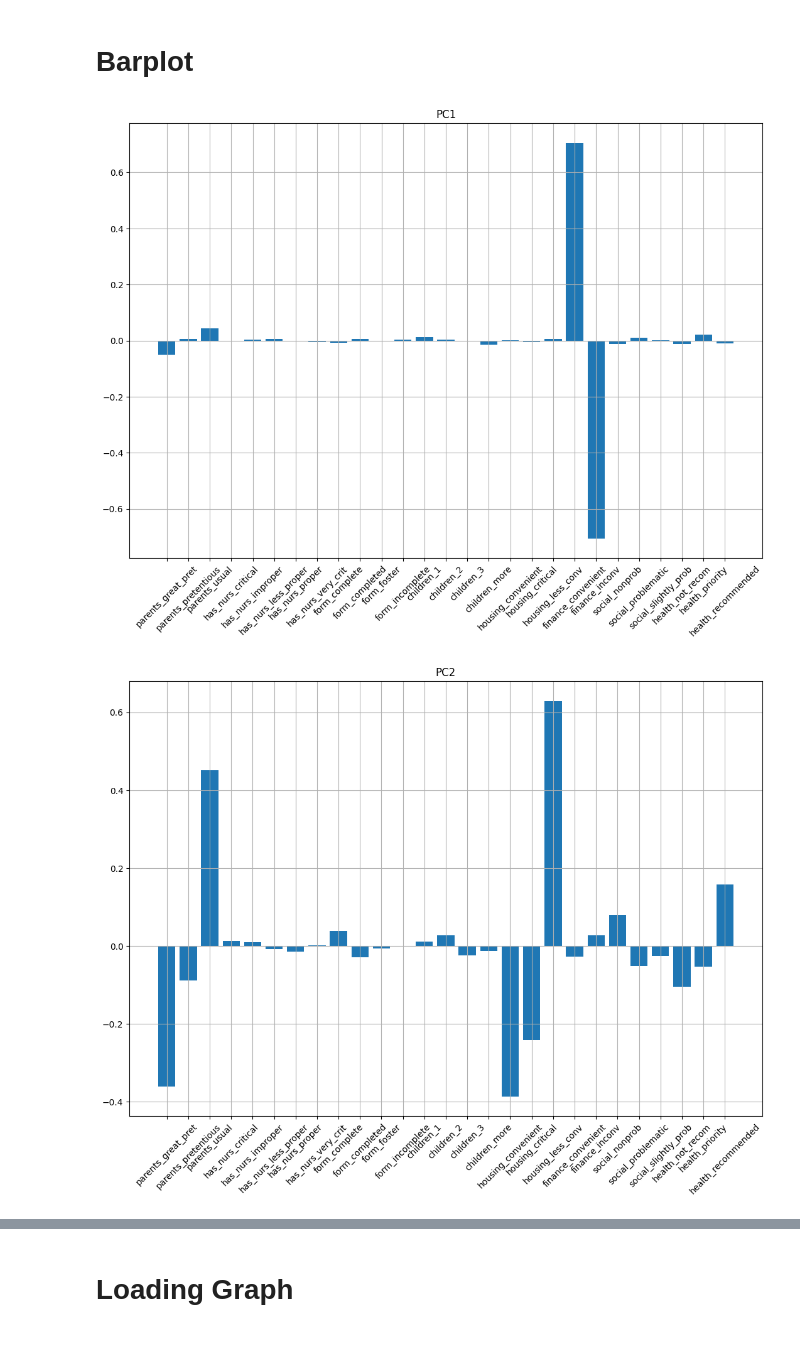
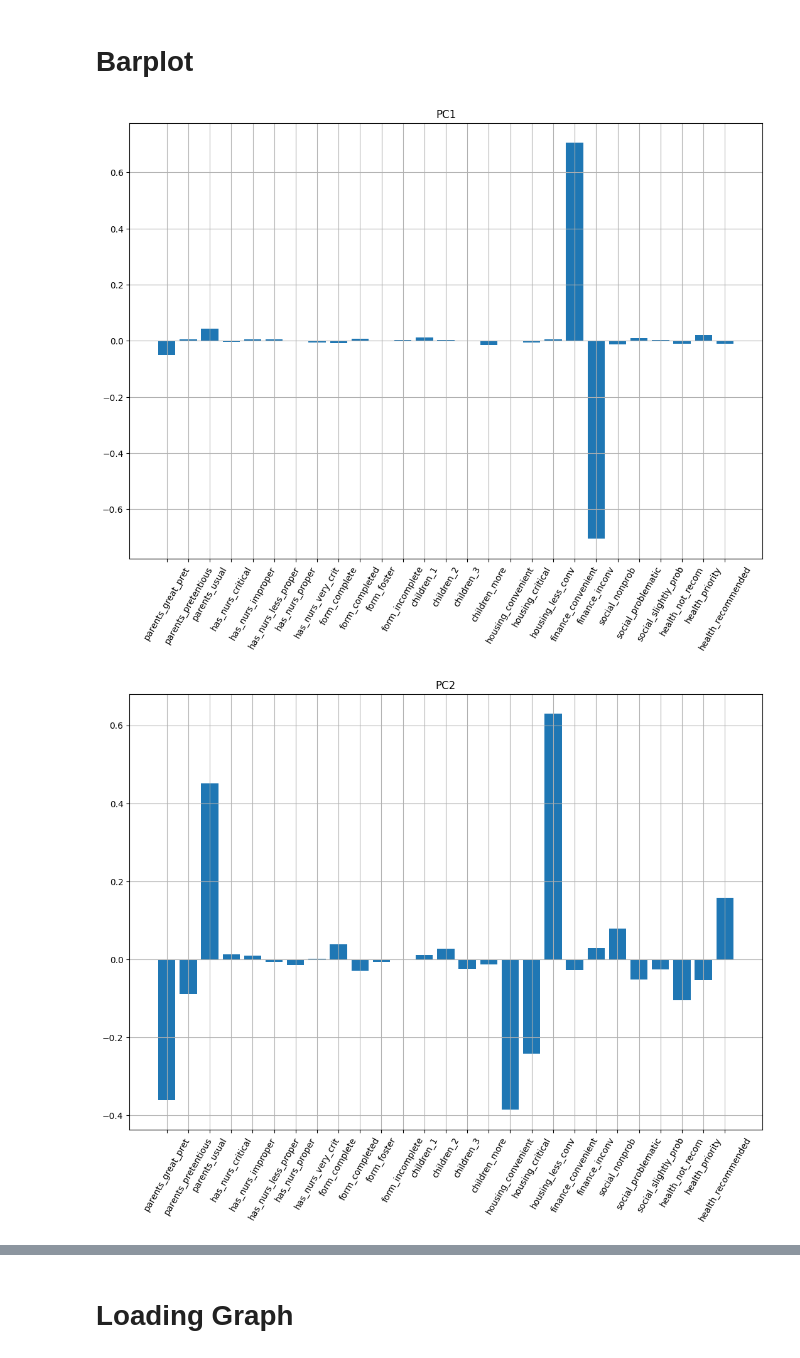
Before and after one commit to AlessioGiay/Progetto_MateIA, a Jupyter notebook: Progetto.ipynb, the cells around one changed output, grey strips where cells are left out. Cells and saved outputs as stored; diff of their text form; code cells hidden in the pictures.

```diff
--- a/Progetto.ipynb
+++ b/Progetto.ipynb
@@ -416,30 +416,30 @@ Le prime 3 PC spiegano il 21.70% della varianza
 # %%
 plt.figure(figsize = (13,9))
 plt.bar(np.arange(len(pca.components_[0])), pca.components_[0,:])
 plt.xticks(ticks = np.arange(len(pca.components_[0])),
            labels = nursery_dataframe.columns.to_list()[1:],
-           rotation = 45)
+           rotation = 60)
 plt.title("PC1")
 plt.grid()
 plt.show()
 
 plt.figure(figsize = (13,9))
 plt.bar(np.arange(len(pca.components_[0])), pca.components_[1,:])
 plt.xticks(ticks = np.arange(len(pca.components_[0])),
            labels = nursery_dataframe.columns.to_list()[1:],
-           rotation = 45)
+           rotation = 60)
 plt.title("PC2")
 plt.grid()
 plt.show()
 
 plt.figure(figsize = (13,9))
 plt.bar(np.arange(len(pca.components_[0])), pca.components_[2,:])
 plt.xticks(ticks = np.arange(len(pca.components_[0])),
            labels = nursery_dataframe.columns.to_list()[1:],
-           rotation = 45)
+           rotation = 60)
 plt.title("PC3")
 plt.grid()
 plt.show()
 # %% [output]
-[figure, old version]
+[figure, new version]
-[figure, old version]
+[figure, new version]
```
Also changed, not shown: parts of 6 cells of this notebook.
